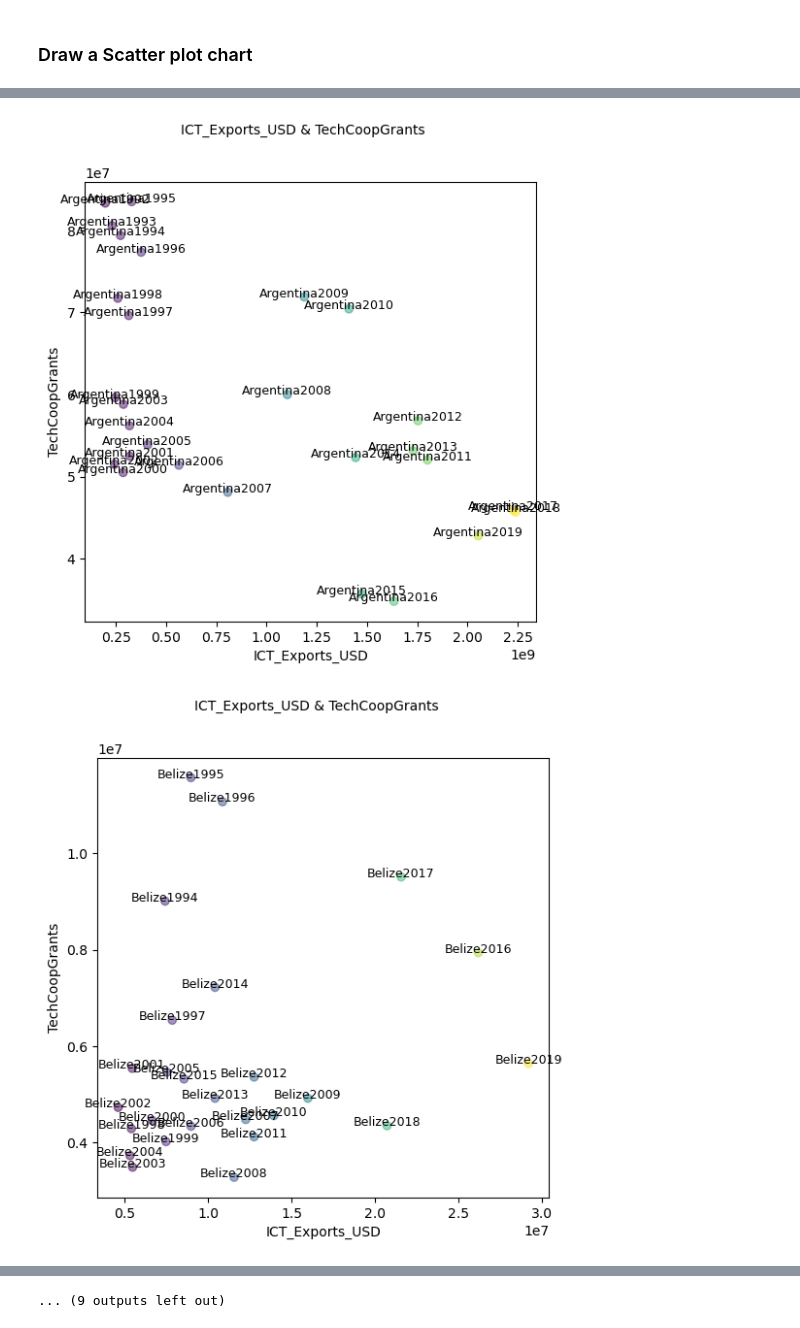
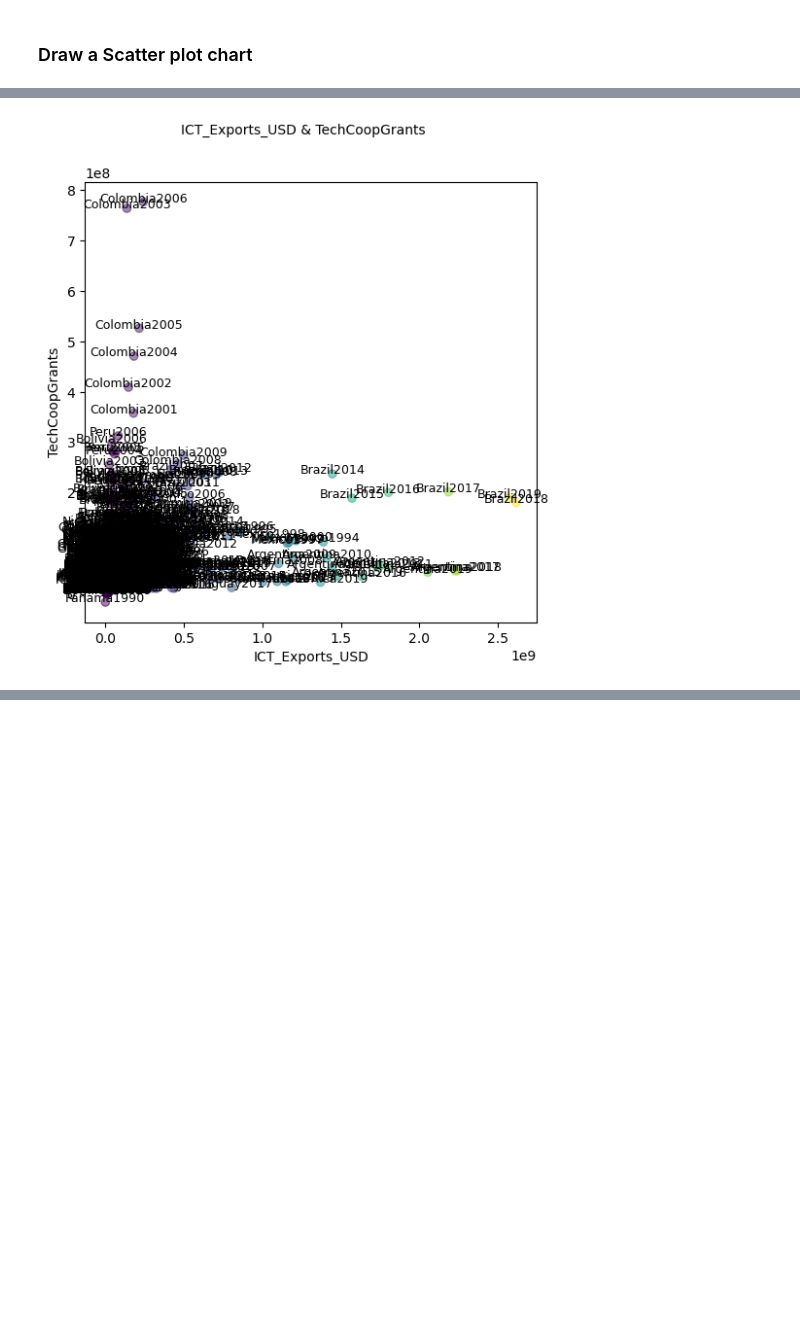
Before and after one commit to DSKUS-Foreign-Aid/Foreign_Aid, a Jupyter notebook: EDA.ipynb, the cells around one changed output, grey strips where cells are left out. Cells and saved outputs as stored; diff of their text form; code cells hidden in the pictures; blank space fills up the shorter version.

```diff
--- a/EDA.ipynb
+++ b/EDA.ipynb
@@ -358,8 +355,8 @@ def draw_scatter_plot(dataframe, sn1, sn2, year):
     for i, label in enumerate(Country_Name):
         plt.annotate(label, (df1[f'{year}'][i], df2[f'{year}'][i]), fontsize=13, va='baseline', ha='center')
 # %%
-def new_draw_scatter_plot(dataframe, sn1, sn2, cn):
-    df1, df2 = new_year_col(new_df, sn1, sn2)
+def new_draw_scatter_plot(df, sn1, sn2, cn):
+    df1, df2 = new_year_col(df, sn1, sn2)
     years = df1.columns.to_list()
 
     plt.figure(figsize=(6, 6), dpi=100)
@@ -368,8 +365,9 @@ def new_draw_scatter_plot(dataframe, sn1, sn2, cn):
     plt.ylabel(f'{sn2}')
     plt.scatter(df1.loc[cn], df2.loc[cn], c = df1.loc[cn].values, alpha=0.5)
 
-    label = cn
-    for y in years:
-        plt.annotate((cn + y), (df1[f'{y}'][label], df2[f'{y}'][label]), fontsize=9, va='baseline', ha='center')
+    for n in cn:
+        label = n
+        for y in years:
+            plt.annotate((n + y), (df1[f'{y}'][label], df2[f'{y}'][label]), fontsize=9, va='baseline', ha='center')
 # %%
 d1, d2 = new_year_col(new_df,'ICT_Exports_USD', 'TechCoopGrants')
@@ -394,7 +395,6 @@ Name: Bolivia, Length: 61, dtype: float64
 # %%
 Country_Name = new_df.Country_Name.unique()
-for cn in Country_Name:
-    new_draw_scatter_plot(new_df,'ICT_Exports_USD', 'TechCoopGrants', cn)
+# for cn in Country_Name:
+new_draw_scatter_plot(new_df,'ICT_Exports_USD', 'TechCoopGrants', Country_Name)
 # %% [output]
-[figure, old version]
+[figure, new version]
-[figure, removed]
@@ -411 +400,0 @@ for cn in Country_Name:
-... (9 outputs left out)
```
Also changed, not shown: parts of 9 cells of this notebook, 1 other file.
